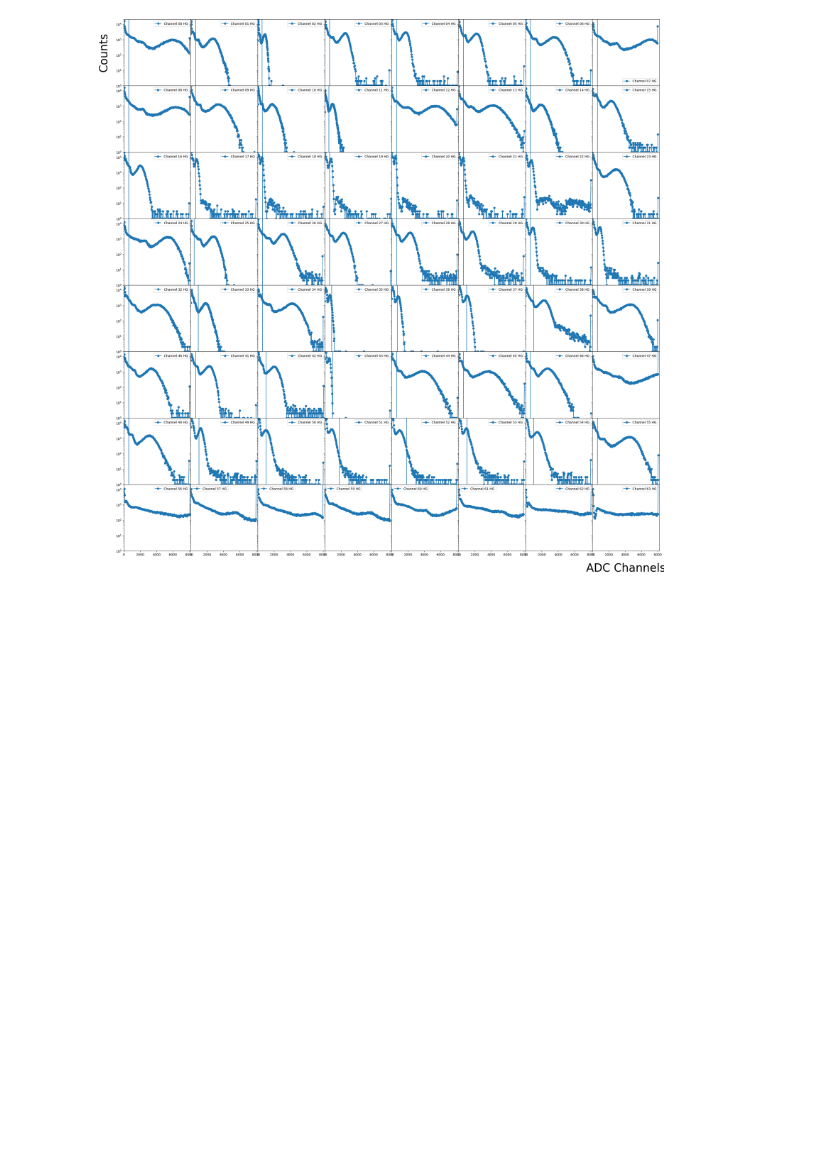
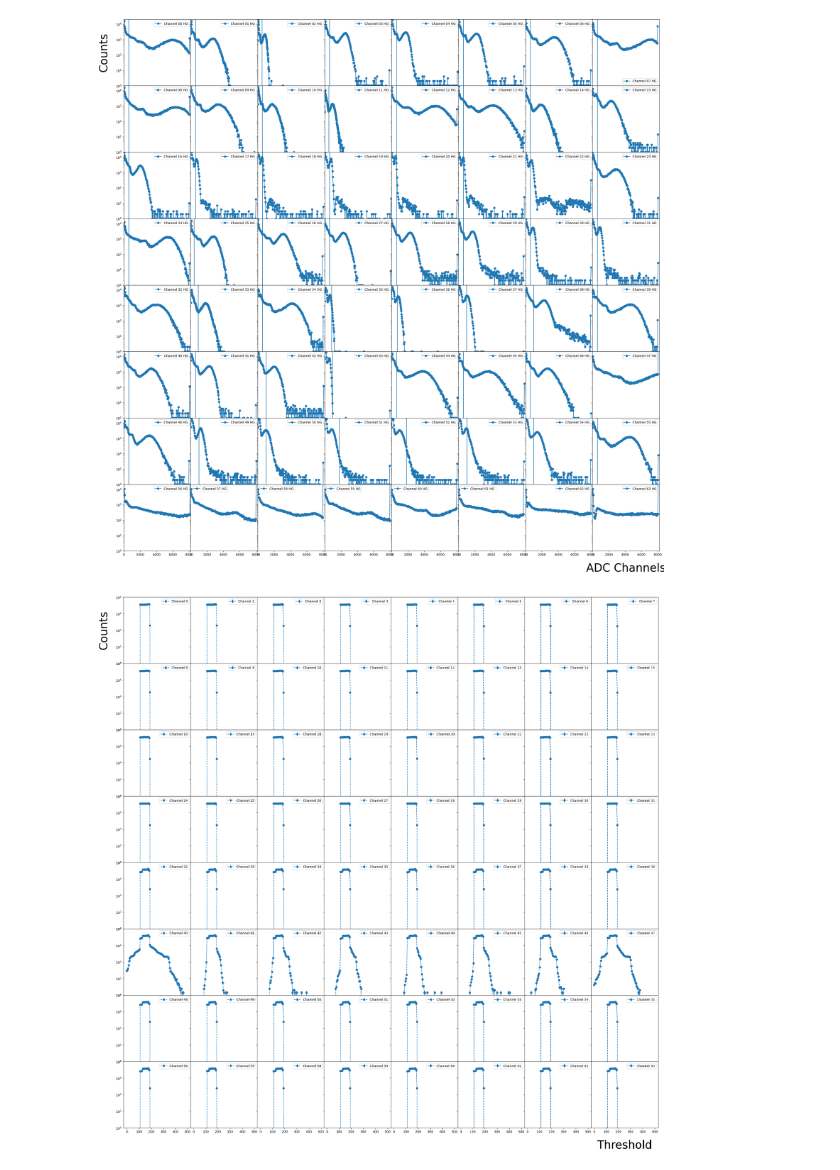
Before and after one commit to JiaJunHuang120000/muography, a Jupyter notebook: CAEN Channel QA.ipynb, the cells around one changed output. Drawn from its saved outputs; the diff is of its cells as text; code cells hidden in the pictures; blank space fills up the shorter version.

Commit message:
Added threshold QA checking.

```diff
--- a/CAEN Channel QA.ipynb
+++ b/CAEN Channel QA.ipynb
@@ -47,3 +49,28 @@ plt.xlim(0,8200)
 plt.show()
 # %% [output]
 [figure]
+# %%
+###### QA test for staircase per channel
+path = 'data/staircase/'
+files = sorted(os.listdir(path))
+
+fig, ax = plt.subplots(8,8,figsize=(30,30),sharex=True,sharey=True)
+plt.subplots_adjust(wspace=0,hspace=0)
+for file in files:
+    if 'Staircase' not in file: continue
+    channel = int(file.split('_')[-1].split('.txt')[0])
+    plt.sca(ax[channel//8,channel%8])
+    with open(path+file) as f:
+        lines = f.read().split()
+    threshold = np.array(lines[::2],dtype=float)
+    counts = np.array(lines[1::2],dtype=float)
+    plt.errorbar(threshold,counts,yerr=np.sqrt(counts),fmt='--o',label=f'Channel {channel}')
+    plt.yscale('log')
+    plt.gca().set_ylim(bottom=1,top=1E8)
+    plt.legend()
+
+ax[0, 0].set_ylabel('Counts', fontsize=35, labelpad=20)
+ax[-1, -1].set_xlabel('Threshold', fontsize=35, labelpad=20)
+plt.show()
+# %% [output]
+[figure, added]
```
Also changed, not shown: parts of 2 cells of this notebook.
